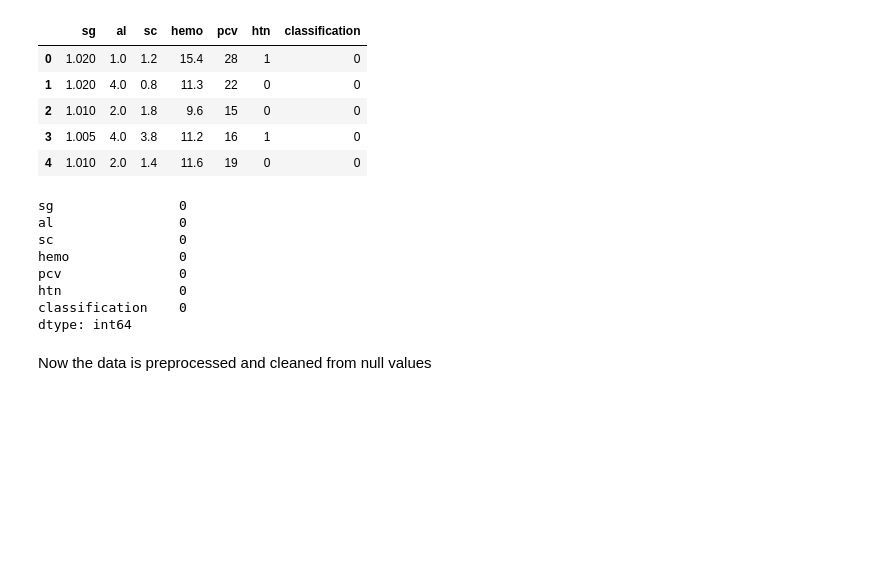
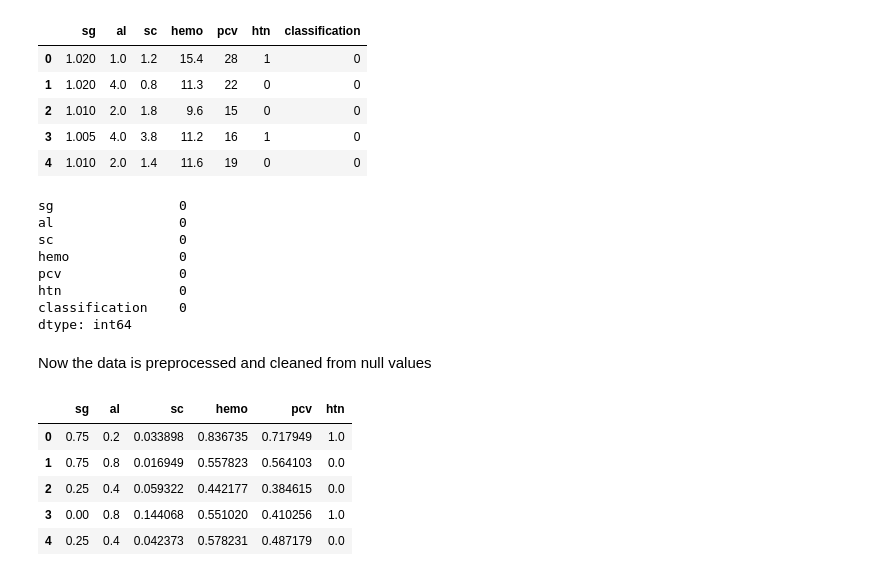
Before and after one commit to Flychuban/Kidney-Disease-Prediction, a Jupyter notebook: KidneyDiseasePrediction.ipynb, the cells around one changed output. Drawn from its saved outputs; the diff is of its cells as text; code cells hidden in the pictures; blank space fills up the shorter version.

Commit message:
Data scaled and splited

```diff
--- a/KidneyDiseasePrediction.ipynb
+++ b/KidneyDiseasePrediction.ipynb
@@ -126,3 +126,21 @@ classification    0
 dtype: int64
 # %% [markdown]
 Now the data is preprocessed and cleaned from null values
+# %%
+Y = df['classification']
+X = df.drop(['classification'], axis=1)
+# %%
+# We need to scale data values between 0 - 1 for better predictions
+scaler = MinMaxScaler()
+scaler.fit(X)
+columns_names = X.columns
+X[columns_names] = scaler.transform(X)
+
+X.head()
+# %% [output]
+|  | sg | al | sc | hemo | pcv | htn |
+| 0 | 0.75 | 0.2 | 0.033898 | 0.836735 | 0.717949 | 1.0 |
+| 1 | 0.75 | 0.8 | 0.016949 | 0.557823 | 0.564103 | 0.0 |
+| 2 | 0.25 | 0.4 | 0.059322 | 0.442177 | 0.384615 | 0.0 |
+| 3 | 0.00 | 0.8 | 0.144068 | 0.551020 | 0.410256 | 1.0 |
+| 4 | 0.25 | 0.4 | 0.042373 | 0.578231 | 0.487179 | 0.0 |
```
Also changed, not shown: parts of 1 cell of this notebook.
